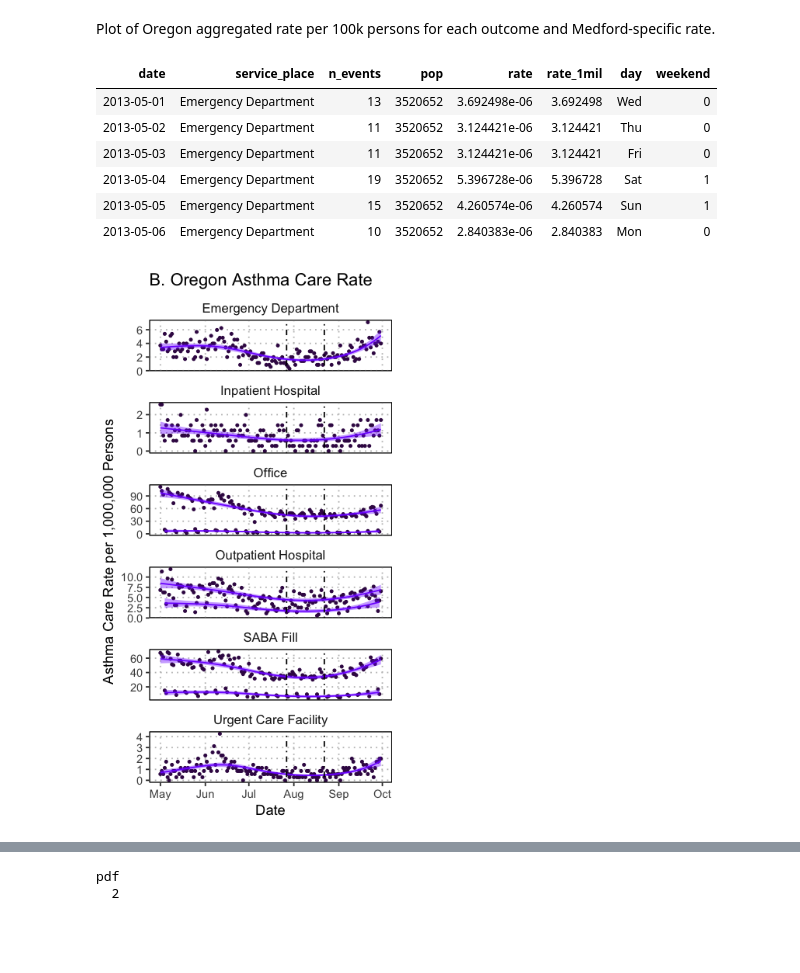
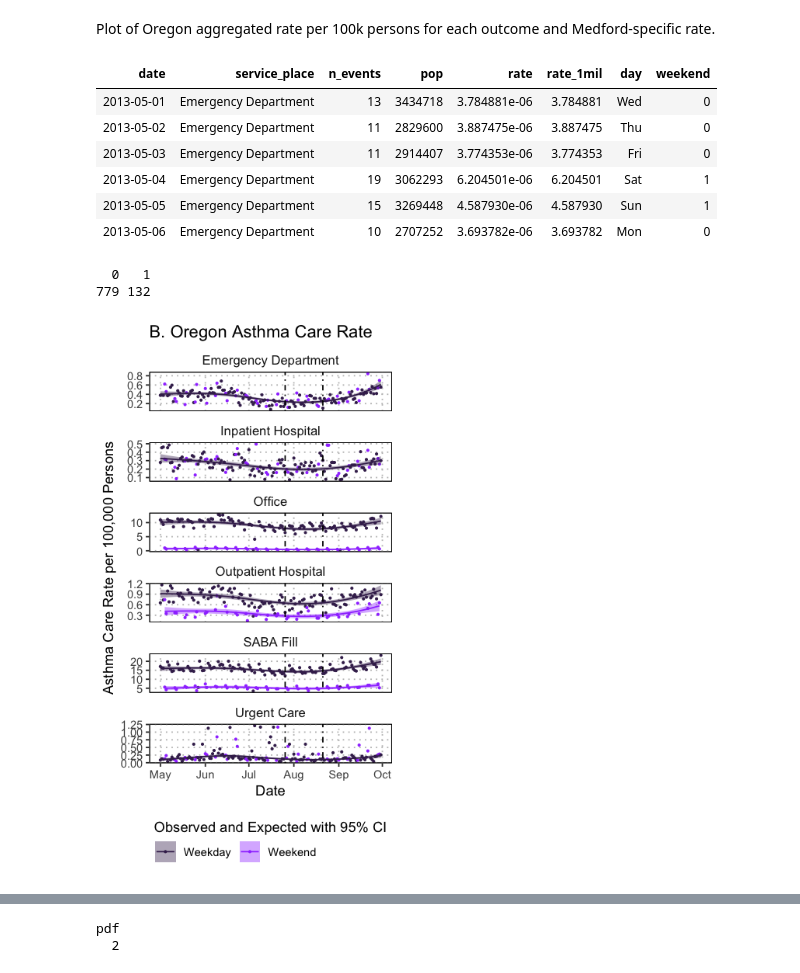
Before and after one commit to RyanGan/oregon_wildfire, a Jupyter notebook: r_scripts/analysis/msa_daily_smoke_analysis.ipynb, the cells around one changed output, grey strips where cells are left out. Cells and saved outputs as stored; diff of their text form; code cells hidden in the pictures; blank space fills up the shorter version.

```diff
--- a/r_scripts/analysis/msa_daily_smoke_analysis.ipynb
+++ b/r_scripts/analysis/msa_daily_smoke_analysis.ipynb
@@ -44,4 +53,6 @@ Subset to one outcome to plot time series of PM<sub>2.5</sub>.
 # %%
 smk_ts <- asthma_msa_ts %>%
     filter(service_place == 'Office') %>%
-    select(-service_place, -n_events, -pop)
+    select(-service_place, -n_events, -pop) %>%
+    arrange(metroarea, date) %>%
+    mutate(pm_type = 'GWR PM')
@@ -107,14 +139,14 @@ Plot of Oregon aggregated rate per 100k persons for each outcome and Medford-spe
 # aggergate oregon
 oregon_aggregate <- asthma_msa_ts %>%
     # filter out ambulance visits
-    filter(service_place != 'Ambulance-Land') %>%
+    filter(service_place != 'Ambulance') %>%
     # group by date
     group_by(date, service_place) %>%
     # summarize counts and population
     summarize(n_events = sum(n_events), pop = sum(pop)) %>%
     # create variables
     mutate(rate = n_events/pop,
-           rate_1mil = rate*1000000,
+           rate_100k = rate*100000,
            day = lubridate::wday(date, label = TRUE),
            weekend = ifelse(day %in% c('Sat', 'Sun'), 1, 0)) %>%
     arrange(service_place, date)
@@ -122,12 +154,12 @@ oregon_aggregate <- asthma_msa_ts %>%
 head(oregon_aggregate)
 # %% [output]
 | date | service_place | n_events | pop | rate | rate_1mil | day | weekend |
-| 2013-05-01 | Emergency Department | 13 | 3520652 | 3.692498e-06 | 3.692498 | Wed | 0 |
-| 2013-05-02 | Emergency Department | 11 | 3520652 | 3.124421e-06 | 3.124421 | Thu | 0 |
-| 2013-05-03 | Emergency Department | 11 | 3520652 | 3.124421e-06 | 3.124421 | Fri | 0 |
-| 2013-05-04 | Emergency Department | 19 | 3520652 | 5.396728e-06 | 5.396728 | Sat | 1 |
-| 2013-05-05 | Emergency Department | 15 | 3520652 | 4.260574e-06 | 4.260574 | Sun | 1 |
-| 2013-05-06 | Emergency Department | 10 | 3520652 | 2.840383e-06 | 2.840383 | Mon | 0 |
+| 2013-05-01 | Emergency Department | 13 | 3434718 | 3.784881e-06 | 3.784881 | Wed | 0 |
+| 2013-05-02 | Emergency Department | 11 | 2829600 | 3.887475e-06 | 3.887475 | Thu | 0 |
+| 2013-05-03 | Emergency Department | 11 | 2914407 | 3.774353e-06 | 3.774353 | Fri | 0 |
+| 2013-05-04 | Emergency Department | 19 | 3062293 | 6.204501e-06 | 6.204501 | Sat | 1 |
+| 2013-05-05 | Emergency Department | 15 | 3269448 | 4.587930e-06 | 4.587930 | Sun | 1 |
+| 2013-05-06 | Emergency Department | 10 | 2707252 | 3.693782e-06 | 3.693782 | Mon | 0 |
 # %%
 # spline fits
 oregon_estimates <- oregon_aggregate %>%
@@ -150,45 +182,65 @@ oregon_estimates <- oregon_aggregate %>%
 
 # bind cols to oregon aggregate
 oregon_asthma_rates <- bind_cols(oregon_aggregate, oregon_estimates) %>%
-    mutate(pred_rate = (pred_n/pop)*1000000,
-           se_rate = (se/pop)*1000000,
-           weekend = ifelse(service_place %in% c('SABA Fill', 'Office', 'Outpatient Hospital'), weekend, 0))
+    mutate(pred_rate = (pred_n/pop)*100000,
+           se_rate = (se/pop)*100000,
+           weekend_pred = ifelse(service_place %in% c('SABA Fill', 'Office', 'Outpatient Hospital'), weekend, 0))
+# %%
+summary(as.factor(oregon_asthma_rates$weekend_pred))
+# %% [output]
+  0   1
+779 132
 # %%
 # set plot options
 options(repr.plot.width = 3.25, repr.plot.height = 6)
 
 # plot of pm by msa
-asthma_oregon_plot <- ggplot(data = oregon_asthma_rates, aes(x=date, y=rate_1mil)) +
-    geom_point(color = '#3c1053', size = 0.75) +
-    geom_line(aes(x=date, y=pred_rate, group = weekend), color = '#7f00ff') +
-    geom_ribbon(aes(ymin = (pred_rate - 1.96*se_rate),
+asthma_oregon_plot <- ggplot() +
+    # observed
+    geom_point(data = oregon_asthma_rates,
+               aes(x=date, y=rate_100k, group = weekend, color=as.factor(weekend)),
+               size = 0.5) +
+    # expected
+    geom_line(data = oregon_asthma_rates,
+              aes(x = date, y = pred_rate, group = weekend_pred, color = as.factor(weekend_pred))) + #, color='#da22ff') +
+    geom_ribbon(data = oregon_asthma_rates,
+                aes(x = date,
+                    ymin = (pred_rate - 1.96*se_rate),
                     ymax = (pred_rate + 1.96*se_rate),
-                    group = weekend),
-                    fill = '#7f00ff', alpha = 0.4) +
+                    group = weekend_pred, fill = as.factor(weekend_pred)), alpha = 0.4) +
+    scale_color_manual(name = 'Observed and Expected with 95% CI',
+                       labels = c('Weekday', 'Weekend'),
+                       values = c('#41295a', '#a044ff'),
+                       guide = guide_legend(title.position = 'top')) +
+    scale_fill_manual(name = 'Observed and Expected with 95% CI',
+                      labels = c('Weekday', 'Weekend'),
+                      values = c('#41295a', '#a044ff')) +
     # facet by metro area
     facet_wrap(~service_place, scales = 'free_y', ncol=1) +
     # verticle line for smoke impacted period
-    geom_vline(data = smk_ts, aes(xintercept=as.numeric(date[88])), linetype = 'dotdash') +
-    geom_vline(data = smk_ts, aes(xintercept=as.numeric(date[114])), linetype = 'dotdash') +
+    geom_vline(data = smk_ts, aes(xintercept=as.numeric(date[79])), linetype = 'dotdash') +
+    geom_vline(data = smk_ts, aes(xintercept=as.numeric(date[99])), linetype = 'dotdash') +
     # y label
-    ylab('Asthma Care Rate per 1,000,000 Persons') +
+    ylab('Asthma Care Rate per 100,000 Persons') +
     # x label
     xlab("Date") +
     ggtitle('B. Oregon Asthma Care Rate') +
     theme(panel.background = element_rect(fill = 'white', colour = 'black'),
         panel.grid.major = element_line(color = 'grey', linetype = 'dotted',
                                         size = 0.5),
         panel.grid.minor = element_blank(),
         # strip element
         strip.background = element_rect(colour=NA, fill=NA),
         panel.border = element_rect(fill = NA, color = "black"),
         # facet text size
         strip.text = element_text(size = 10),
-        axis.title.y = element_text(angle = 90))
+        axis.title.y = element_text(angle = 90),
+        legend.position = 'bottom',
+        legend.key = element_rect(fill = NA, colour = NA, size = 0.25))
 
 asthma_oregon_plot
 # %% [output]
-[figure, old version]
+[figure, new version]
 # %%
 # medford-specific timeseries
 medford <- asthma_msa_ts %>%
```
Also changed, not shown: parts of 17 cells of this notebook, 3 other files.
